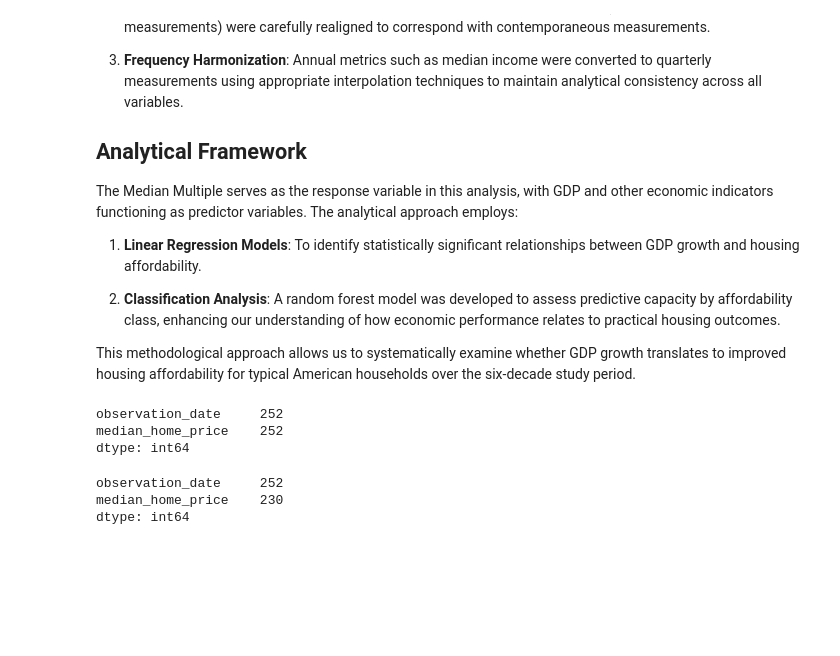
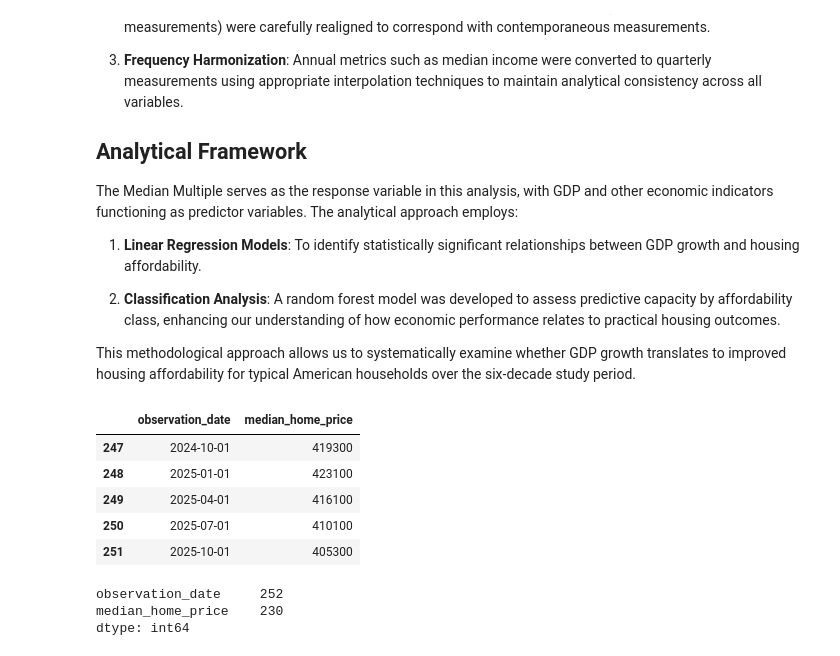
Before and after one commit to Djaser23/MM_GDP, a Jupyter notebook: MM_GDP.ipynb, the cells around one changed output. Cells and saved outputs as stored; diff of their text form; code cells hidden in the pictures; blank space fills up the shorter version.

```diff
--- a/MM_GDP.ipynb
+++ b/MM_GDP.ipynb
@@ -67,22 +67,24 @@ from sklearn.metrics import mean_squared_error, r2_score
 # Needed to provide type hints for functions passed as arguments
 from typing import Callable
 # %%
-# Read in Median Home Price
+# Read in Median Home Price (Nominal price data)
+# Source: Federal Reserve Bank of St. Louis (FRED)
+# download file name: MSPUS
+# Median Home Price Data: https://fred.stlouisfed.org/series/MSPUS
 
-# Source: Federal Reserve Bank of St. Louis (FRED)
-# Median Home Price Data: https://fred.stlouisfed.org/series/MSPUS
 home_price_df = pd.read_csv('data/MSPUS-2.csv')
 
 # Rename columns for easier comprehension
 home_price_df = home_price_df.rename(columns={"MSPUS": "median_home_price"})
-# home_price_df.head()
-home_price_df.count()
 
-# 248
+home_price_df.tail()
 # %% [output]
-observation_date     252
-median_home_price    252
-dtype: int64
+|  | observation_date | median_home_price |
+| 247 | 2024-10-01 | 419300 |
+| 248 | 2025-01-01 | 423100 |
+| 249 | 2025-04-01 | 416100 |
+| 250 | 2025-07-01 | 410100 |
+| 251 | 2025-10-01 | 405300 |
 # %%
 # Verify no missing data missing data
 # home_price_df.isna().sum()
```
